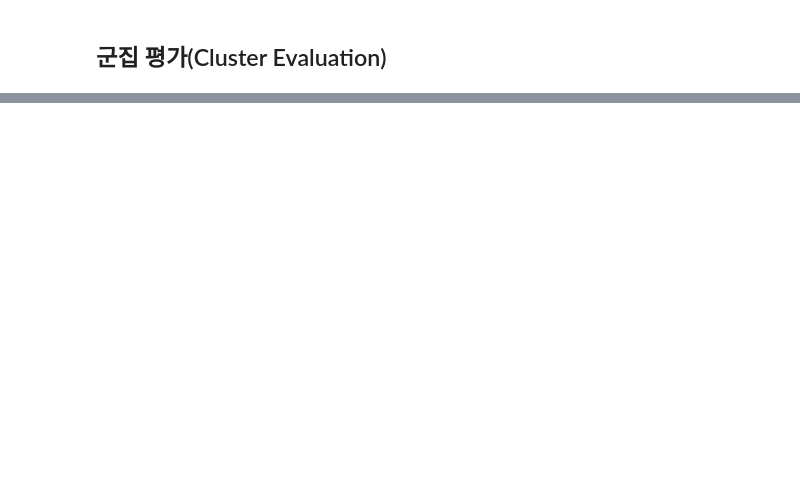
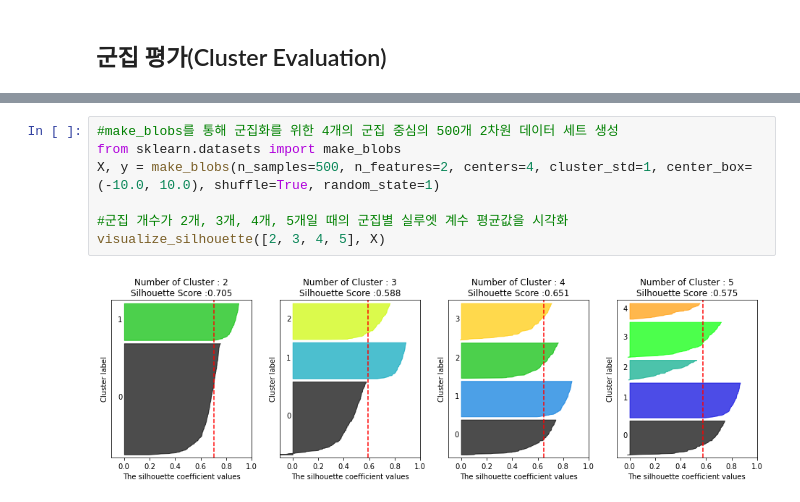
Before and after one commit to hyomin14/ML_practice, a Jupyter notebook: 07_Clustering/Chapter7.ipynb, the cells around one changed output, grey strips where cells are left out. Drawn from its saved outputs; the diff is of its cells as text; blank space fills up the shorter version.

```diff
--- a/07_Clustering/Chapter7.ipynb
+++ b/07_Clustering/Chapter7.ipynb
@@ -242,0 +311,9 @@ plt.show()
+# %%
+#make_blobs를 통해 군집화를 위한 4개의 군집 중심의 500개 2차원 데이터 세트 생성
+from sklearn.datasets import make_blobs
+X, y = make_blobs(n_samples=500, n_features=2, centers=4, cluster_std=1, center_box=(-10.0, 10.0), shuffle=True, random_state=1)
+
+#군집 개수가 2개, 3개, 4개, 5개일 때의 군집별 실루엣 계수 평균값을 시각화
+visualize_silhouette([2, 3, 4, 5], X)
+# %% [output]
+[figure, added]
```
Also changed, not shown: parts of 57 cells of this notebook, 3 other files.
